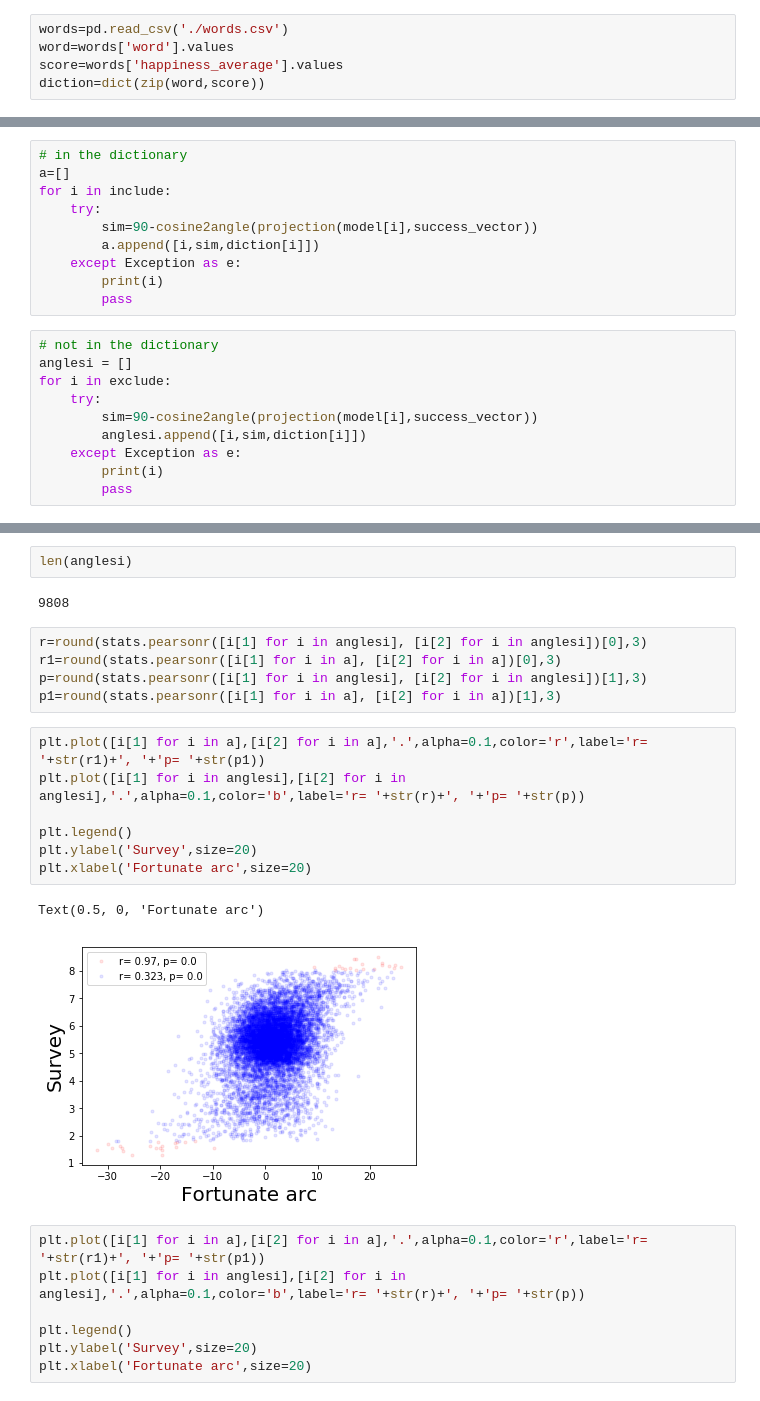
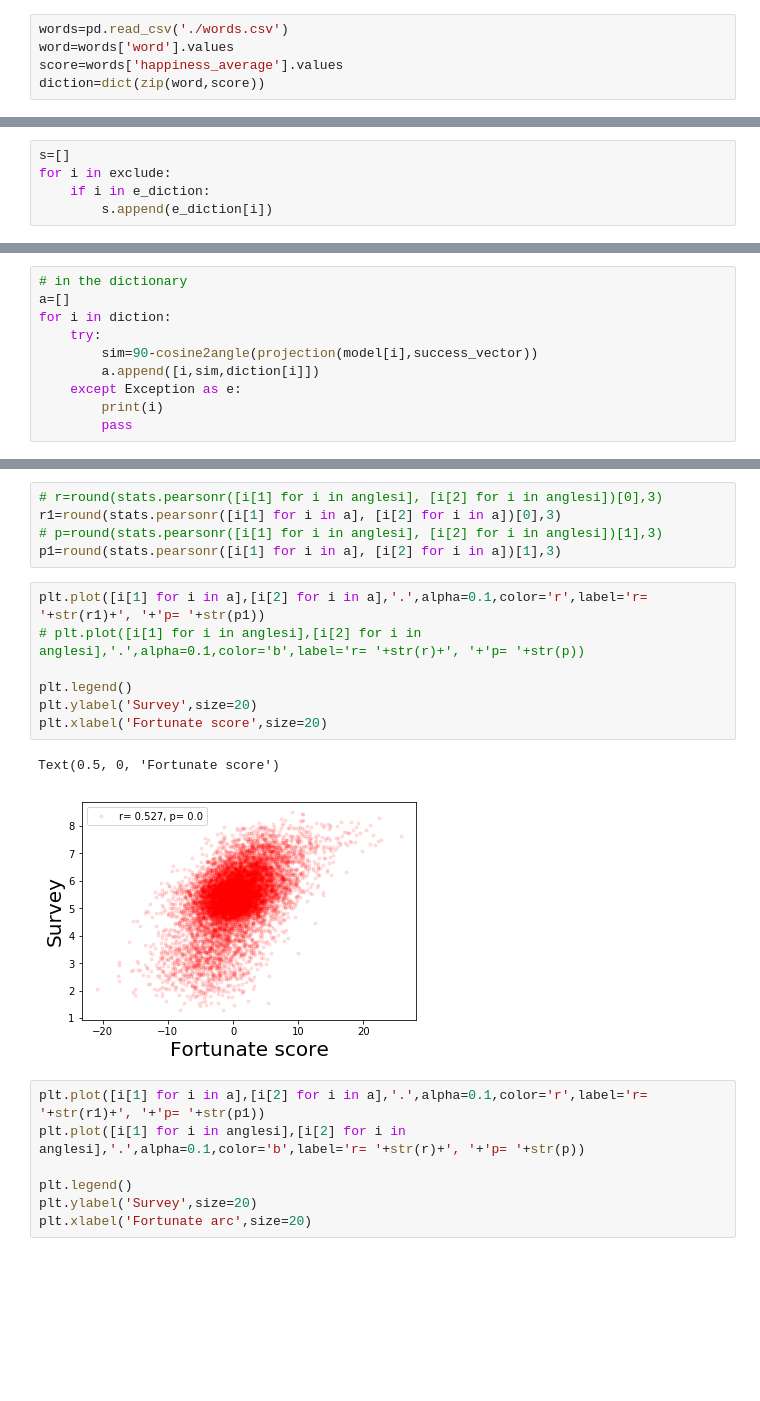
Before and after one commit to cjhan/storyshape, a Jupyter notebook: the shape of story.ipynb, the cells around one changed output, grey strips where cells are left out. Drawn from its saved outputs; the diff is of its cells as text; blank space fills up the shorter version.

```diff
--- a/the shape of story.ipynb
+++ b/the shape of story.ipynb
@@ -237,0 +283,5 @@ diction=dict(zip(word,score))
+# %%
+s=[]
+for i in exclude:
+    if i in e_diction:
+        s.append(e_diction[i])
@@ -240,0 +306,10 @@ exclude=set(set(word)-set(word[:20])-set(word_re[:20]))#&set(used_word)
+# %%
+# in the dictionary
+a=[]
+for i in diction:
+    try:
+        sim=90-cosine2angle(projection(model[i],success_vector))
+        a.append([i,sim,diction[i]])
+    except Exception as e:
+        print(i)
+        pass
@@ -248,20 +365,0 @@ include=list(word[:20])+list(word_re[:20])
-# %%
-# in the dictionary
-a=[]
-for i in include:
-    try:
-        sim=90-cosine2angle(projection(model[i],success_vector))
-        a.append([i,sim,diction[i]])
-    except Exception as e:
-        print(i)
-        pass
-# %%
-# not in the dictionary
-anglesi = []
-for i in exclude:
-    try:
-        sim=90-cosine2angle(projection(model[i],success_vector))
-        anglesi.append([i,sim,diction[i]])
-    except Exception as e:
-        print(i)
-        pass
@@ -286,22 +366,18 @@ bridegroom's
-# %%
-len(anglesi)
-# %% [output]
-9808
 # %%
-r=round(stats.pearsonr([i[1] for i in anglesi], [i[2] for i in anglesi])[0],3)
+# r=round(stats.pearsonr([i[1] for i in anglesi], [i[2] for i in anglesi])[0],3)
 r1=round(stats.pearsonr([i[1] for i in a], [i[2] for i in a])[0],3)
-p=round(stats.pearsonr([i[1] for i in anglesi], [i[2] for i in anglesi])[1],3)
+# p=round(stats.pearsonr([i[1] for i in anglesi], [i[2] for i in anglesi])[1],3)
 p1=round(stats.pearsonr([i[1] for i in a], [i[2] for i in a])[1],3)
 # %%
 plt.plot([i[1] for i in a],[i[2] for i in a],'.',alpha=0.1,color='r',label='r= '+str(r1)+', '+'p= '+str(p1))
-plt.plot([i[1] for i in anglesi],[i[2] for i in anglesi],'.',alpha=0.1,color='b',label='r= '+str(r)+', '+'p= '+str(p))
+# plt.plot([i[1] for i in anglesi],[i[2] for i in anglesi],'.',alpha=0.1,color='b',label='r= '+str(r)+', '+'p= '+str(p))
 
 plt.legend()
 plt.ylabel('Survey',size=20)
-plt.xlabel('Fortunate arc',size=20)
+plt.xlabel('Fortunate score',size=20)
 # %% [output]
-Text(0.5, 0, 'Fortunate arc')
+Text(0.5, 0, 'Fortunate score')
-[figure, old version]
+[figure, new version]
 # %%
 plt.plot([i[1] for i in a],[i[2] for i in a],'.',alpha=0.1,color='r',label='r= '+str(r1)+', '+'p= '+str(p1))
 plt.plot([i[1] for i in anglesi],[i[2] for i in anglesi],'.',alpha=0.1,color='b',label='r= '+str(r)+', '+'p= '+str(p))
```
Also changed, not shown: parts of 169 cells of this notebook.
